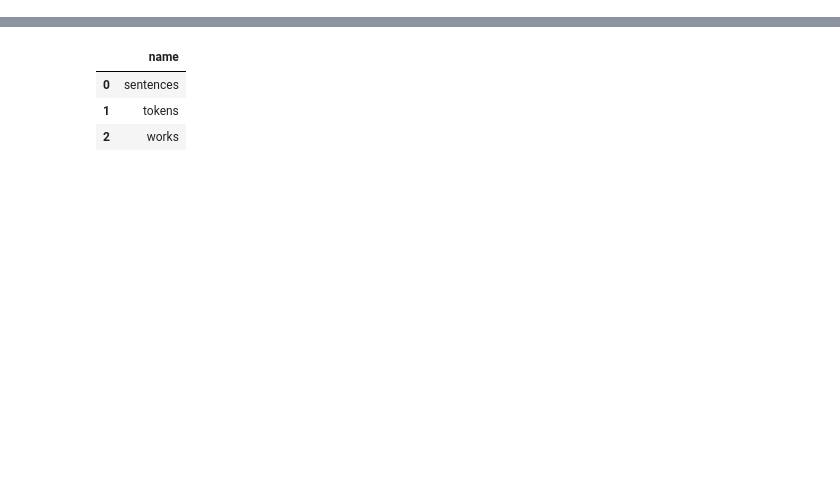
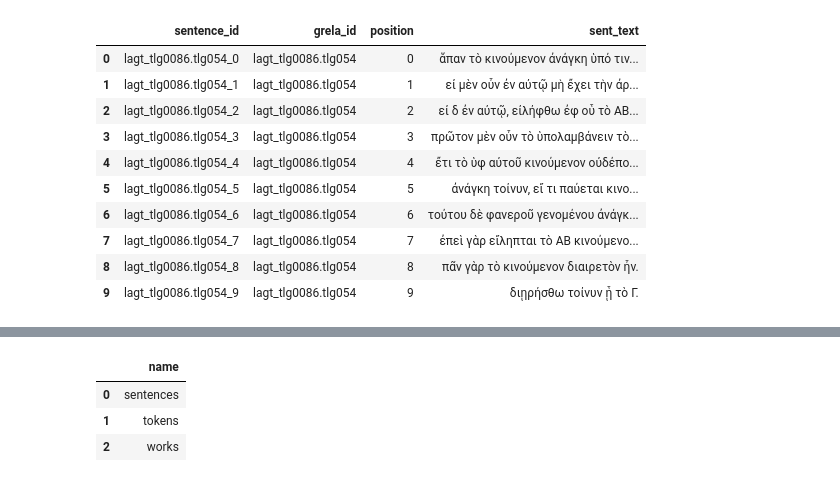
Before and after one commit to CCS-ZCU/GreLa, a Jupyter notebook: scripts/2_database-building.ipynb, the cells around one changed output, grey strips where cells are left out. Drawn from its saved outputs; the diff is of its cells as text; code cells hidden in the pictures; blank space fills up the shorter version.

```diff
--- a/scripts/2_database-building.ipynb
+++ b/scripts/2_database-building.ipynb
@@ -185,3 +353,24 @@ process_and_store_in_duckdb(cc_sents_data_dir, "cc", conn)
+# %%
+# simple test with insterted new tokens
+query = """
+SELECT *
+FROM sentences
+WHERE grela_id LIKE 'lagt_tlg0086%';
+"""
+result_df = conn.execute(query).fetchdf()
+result_df[:10]
+# %% [output]
+|  | sentence_id | grela_id | position | sent_text |
+| 0 | lagt_tlg0086.tlg054_0 | lagt_tlg0086.tlg054 | 0 | ἅπαν τὸ κινούμενον ἀνάγκη ὑπό τιν... |
+| 1 | lagt_tlg0086.tlg054_1 | lagt_tlg0086.tlg054 | 1 | εἰ μὲν οὖν ἐν αὐτῷ μὴ ἔχει τὴν ἀρ... |
+| 2 | lagt_tlg0086.tlg054_2 | lagt_tlg0086.tlg054 | 2 | εἰ δ ἐν αὐτῷ, εἰλήφθω ἐφ οὗ τὸ ΑΒ... |
+| 3 | lagt_tlg0086.tlg054_3 | lagt_tlg0086.tlg054 | 3 | πρῶτον μὲν οὖν τὸ ὑπολαμβάνειν τὸ... |
+| 4 | lagt_tlg0086.tlg054_4 | lagt_tlg0086.tlg054 | 4 | ἔτι τὸ ὑφ αὐτοῦ κινούμενον οὐδέπο... |
+| 5 | lagt_tlg0086.tlg054_5 | lagt_tlg0086.tlg054 | 5 | ἀνάγκη τοίνυν, εἴ τι παύεται κινο... |
+| 6 | lagt_tlg0086.tlg054_6 | lagt_tlg0086.tlg054 | 6 | τούτου δὲ φανεροῦ γενομένου ἀνάγκ... |
+| 7 | lagt_tlg0086.tlg054_7 | lagt_tlg0086.tlg054 | 7 | ἐπεὶ γὰρ εἴληπται τὸ ΑΒ κινούμενο... |
+| 8 | lagt_tlg0086.tlg054_8 | lagt_tlg0086.tlg054 | 8 | πᾶν γὰρ τὸ κινούμενον διαιρετὸν ἦν. |
+| 9 | lagt_tlg0086.tlg054_9 | lagt_tlg0086.tlg054 | 9 | διῃρήσθω τοίνυν ᾗ τὸ Γ. |
 # %%
 # Step 1: Add the `token_id` column if it does not already exist
 try:
```
Also changed, not shown: parts of 42 cells of this notebook, 9 other files.
